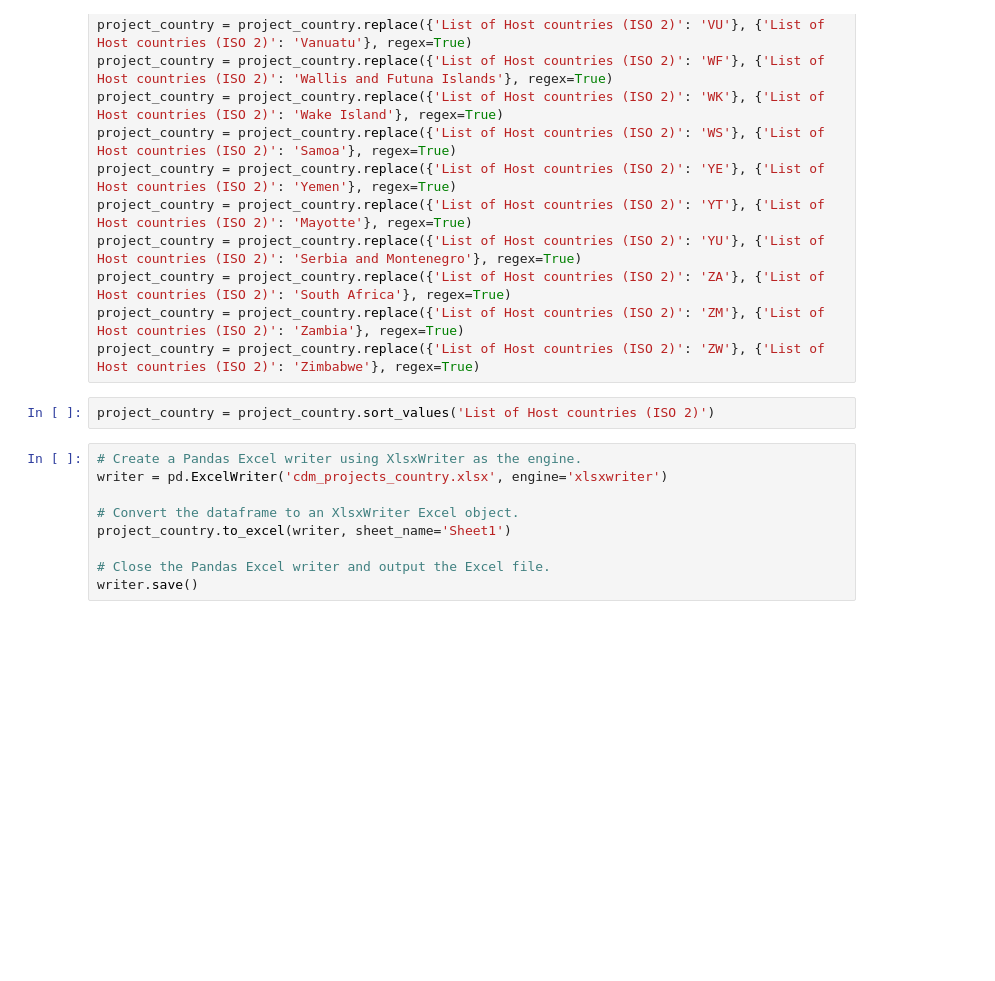
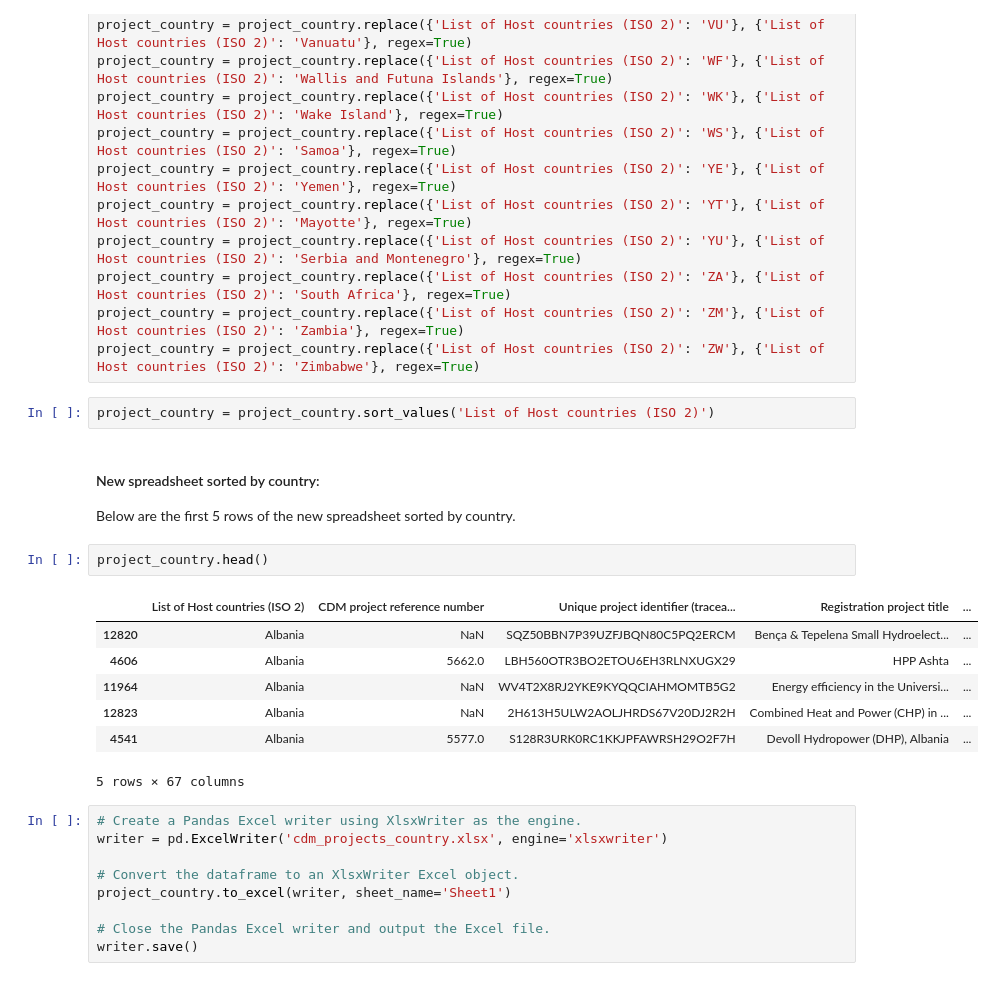
Before and after one commit to pamelot317/Carbon-Market, a Jupyter notebook: CDM-projects.ipynb, the cells around one changed output. Saved outputs shown, nothing was run; the diff lists cells and outputs as text; blank space fills up the shorter version.

```diff
--- a/CDM-projects.ipynb
+++ b/CDM-projects.ipynb
@@ -269,6 +315,19 @@ project_country = project_country.replace({'List of Host countries (ISO 2)': 'ZM
 project_country = project_country.replace({'List of Host countries (ISO 2)': 'ZW'}, {'List of Host countries (ISO 2)': 'Zimbabwe'}, regex=True)
 # %%
 project_country = project_country.sort_values('List of Host countries (ISO 2)')
+# %% [markdown]
+#### New spreadsheet sorted by country:
+Below are the first 5 rows of the new spreadsheet sorted by country.
+# %%
+project_country.head()
+# %% [output]
+|  | List of Host countries (ISO 2) | CDM project reference number | Unique project identifier (tracea... | Registration project title | ... |
+| 12820 | Albania | NaN | SQZ50BBN7P39UZFJBQN80C5PQ2ERCM | Bença & Tepelena Small Hydroelect... | ... |
+| 4606 | Albania | 5662.0 | LBH560OTR3BO2ETOU6EH3RLNXUGX29 | HPP Ashta | ... |
+| 11964 | Albania | NaN | WV4T2X8RJ2YKE9KYQQCIAHMOMTB5G2 | Energy efficiency in the Universi... | ... |
+| 12823 | Albania | NaN | 2H613H5ULW2AOLJHRDS67V20DJ2R2H | Combined Heat and Power (CHP) in ... | ... |
+| 4541 | Albania | 5577.0 | S128R3URK0RC1KKJPFAWRSH29O2F7H | Devoll Hydropower (DHP), Albania | ... |
+5 rows × 67 columns
 # %%
 # Create a Pandas Excel writer using XlsxWriter as the engine.
 writer = pd.ExcelWriter('cdm_projects_country.xlsx', engine='xlsxwriter')
```
Also changed, not shown: parts of 7 cells of this notebook.
